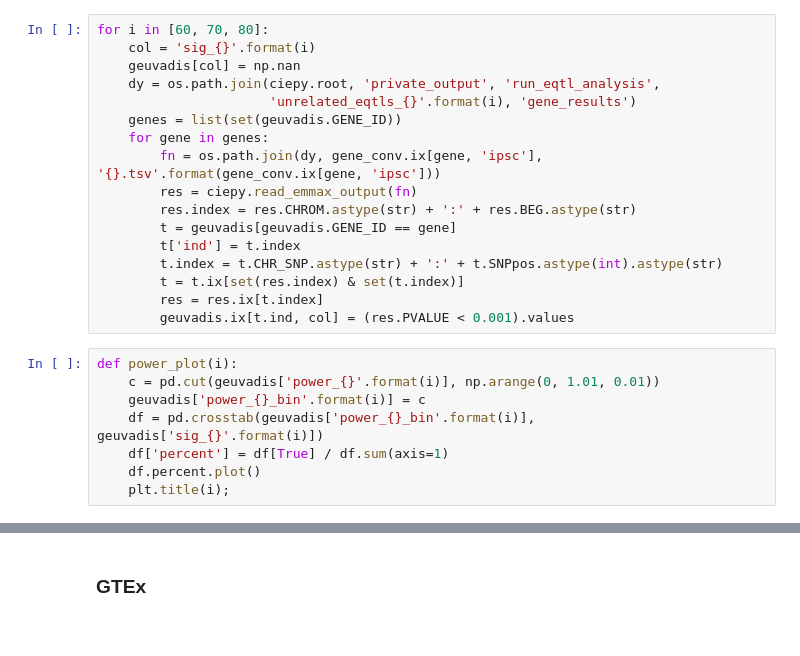
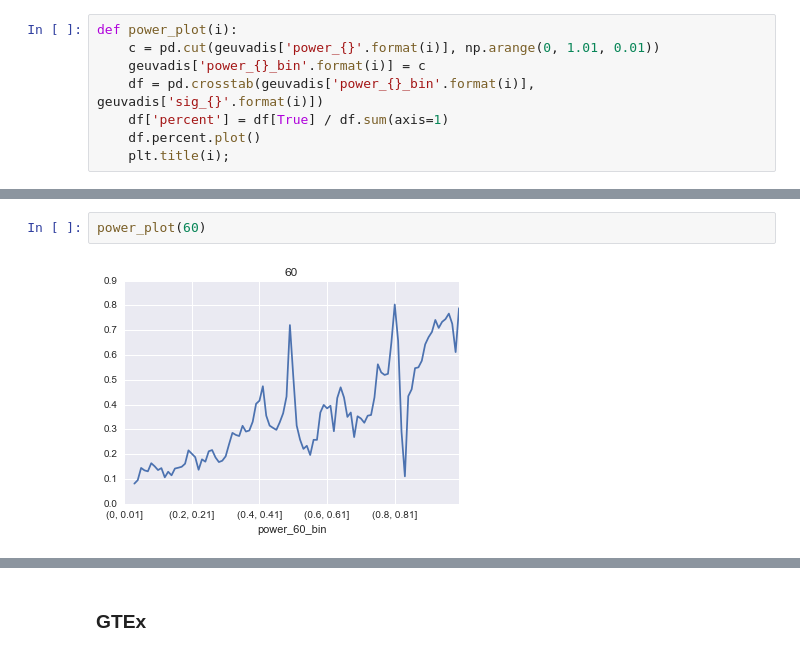
Before and after one commit to frazer-lab/cardips-ipsc-eqtl, a Jupyter notebook: notebooks/Power Analysis.ipynb, the cells around one changed output, grey strips where cells are left out. Cells and saved outputs as stored; diff of their text form.

```diff
--- a/notebooks/Power Analysis.ipynb
+++ b/notebooks/Power Analysis.ipynb
@@ -255,23 +259,6 @@ for i in [40, 50, 60, 70, 80]:
         t = t.ix[set(res.index) & set(t.index)]
         res = res.ix[t.index]
         geuvadis.ix[t.ind, col] = (res.PVALUE < 0.001).values
-# %%
-for i in [60, 70, 80]:
-    col = 'sig_{}'.format(i)
-    geuvadis[col] = np.nan
-    dy = os.path.join(ciepy.root, 'private_output', 'run_eqtl_analysis',
-                      'unrelated_eqtls_{}'.format(i), 'gene_results')
-    genes = list(set(geuvadis.GENE_ID))
-    for gene in genes:
-        fn = os.path.join(dy, gene_conv.ix[gene, 'ipsc'], '{}.tsv'.format(gene_conv.ix[gene, 'ipsc']))
-        res = ciepy.read_emmax_output(fn)
-        res.index = res.CHROM.astype(str) + ':' + res.BEG.astype(str)
-        t = geuvadis[geuvadis.GENE_ID == gene]
-        t['ind'] = t.index
-        t.index = t.CHR_SNP.astype(str) + ':' + t.SNPpos.astype(int).astype(str)
-        t = t.ix[set(res.index) & set(t.index)]
-        res = res.ix[t.index]
-        geuvadis.ix[t.ind, col] = (res.PVALUE < 0.001).values
 # %%
 def power_plot(i):
     c = pd.cut(geuvadis['power_{}'.format(i)], np.arange(0, 1.01, 0.01))
@@ -294,0 +278,4 @@ plt.title(i);
+# %%
+power_plot(60)
+# %% [output]
+[figure, added]
```
Also changed, not shown: parts of 20 cells of this notebook, 10 other files.
